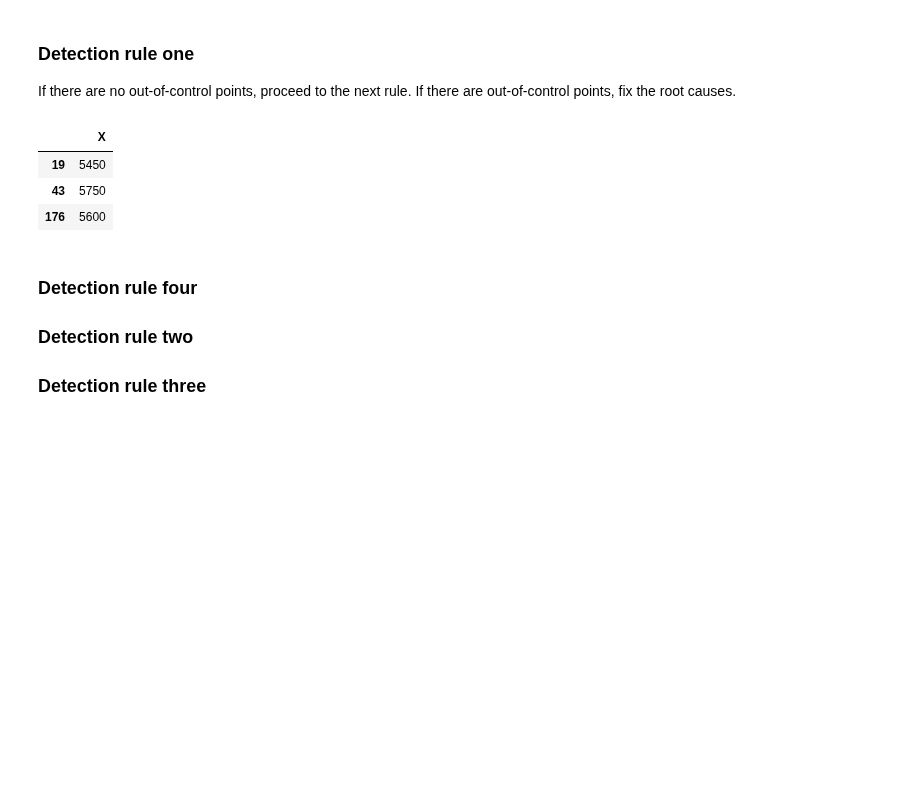
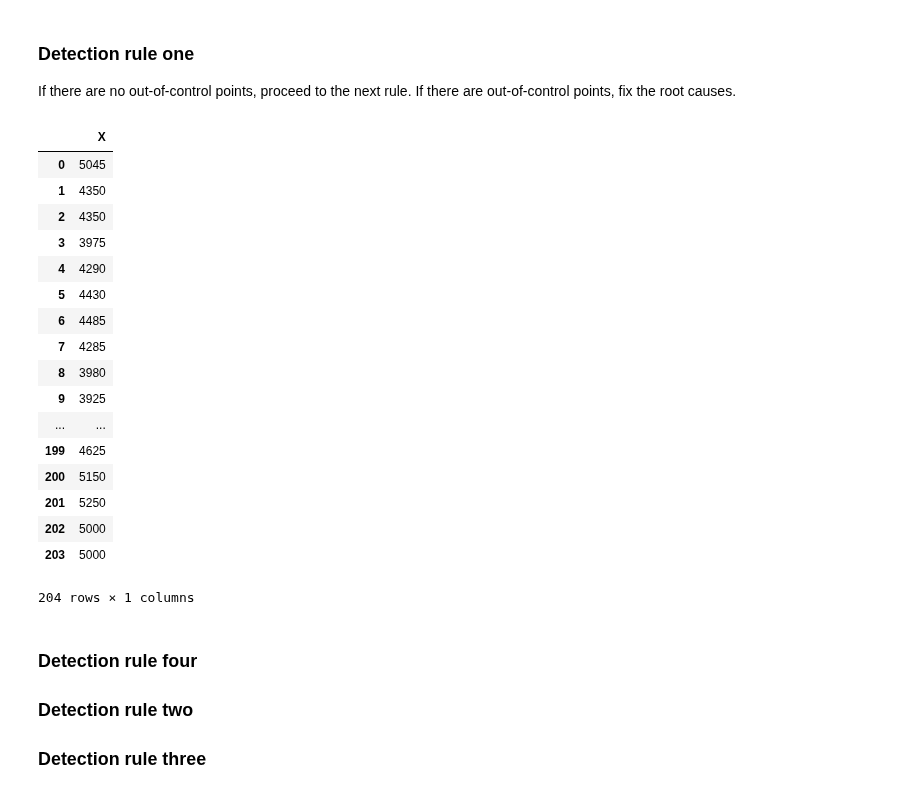
Before and after one commit to tracyyingyingwang/control_charts, a Jupyter notebook: control_charts_xmr.ipynb, the cells around one changed output. Drawn from its saved outputs; the diff is of its cells as text; code cells hidden in the pictures; blank space fills up the shorter version.

```diff
--- a/control_charts_xmr.ipynb
+++ b/control_charts_xmr.ipynb
@@ -181,12 +181,27 @@ If there are no out-of-control points, proceed to the next rule. If there are ou
 # %%
 # If there are points that violate rule one, this code will output the row numbers
 # and the value of X
-chart_data.loc[(chart_data.X > individual_chart_upper_control_limit), :]
+chart_data.loc[((chart_data.X > individual_chart_upper_control_limit)) | \
+               ((chart_data.X < individual_chart_upper_control_limit)), :]
 # %% [output]
 |  | X |
-| 19 | 5450 |
-| 43 | 5750 |
-| 176 | 5600 |
+| 0 | 5045 |
+| 1 | 4350 |
+| 2 | 4350 |
+| 3 | 3975 |
+| 4 | 4290 |
+| 5 | 4430 |
+| 6 | 4485 |
+| 7 | 4285 |
+| 8 | 3980 |
+| 9 | 3925 |
+| ... | ... |
+| 199 | 4625 |
+| 200 | 5150 |
+| 201 | 5250 |
+| 202 | 5000 |
+| 203 | 5000 |
+204 rows × 1 columns
 # %% [markdown]
 ### Detection rule four
 ### Detection rule two
```
